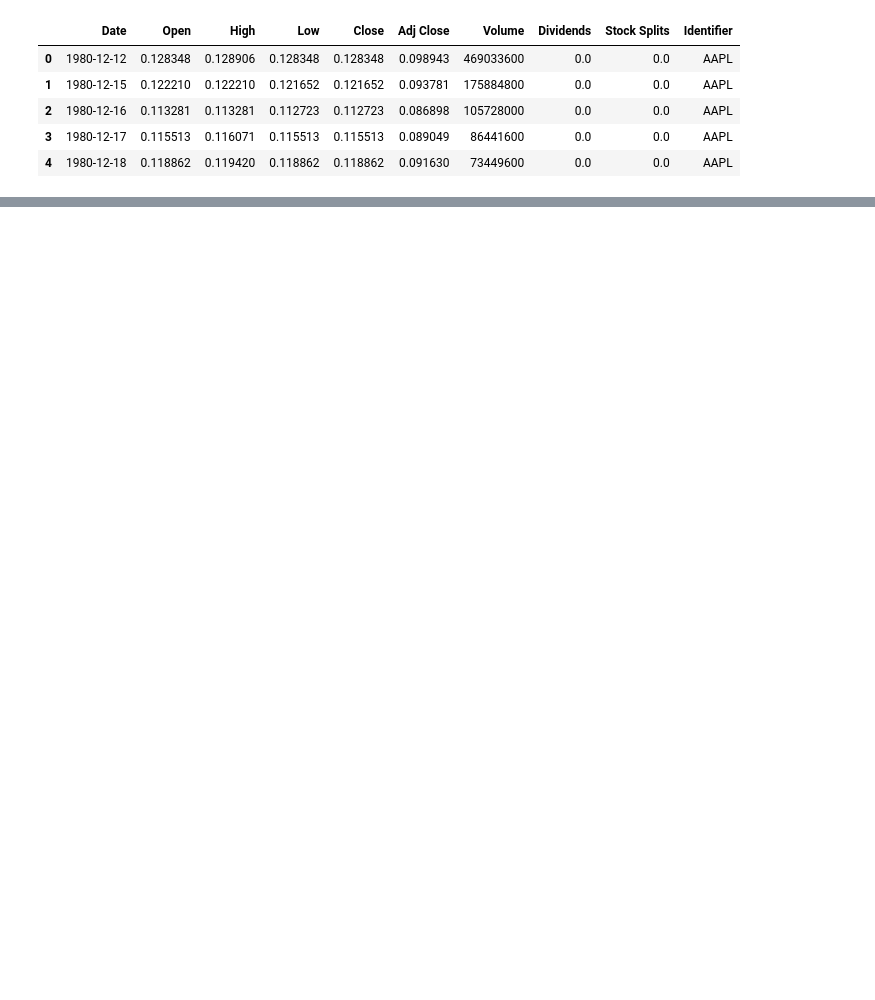
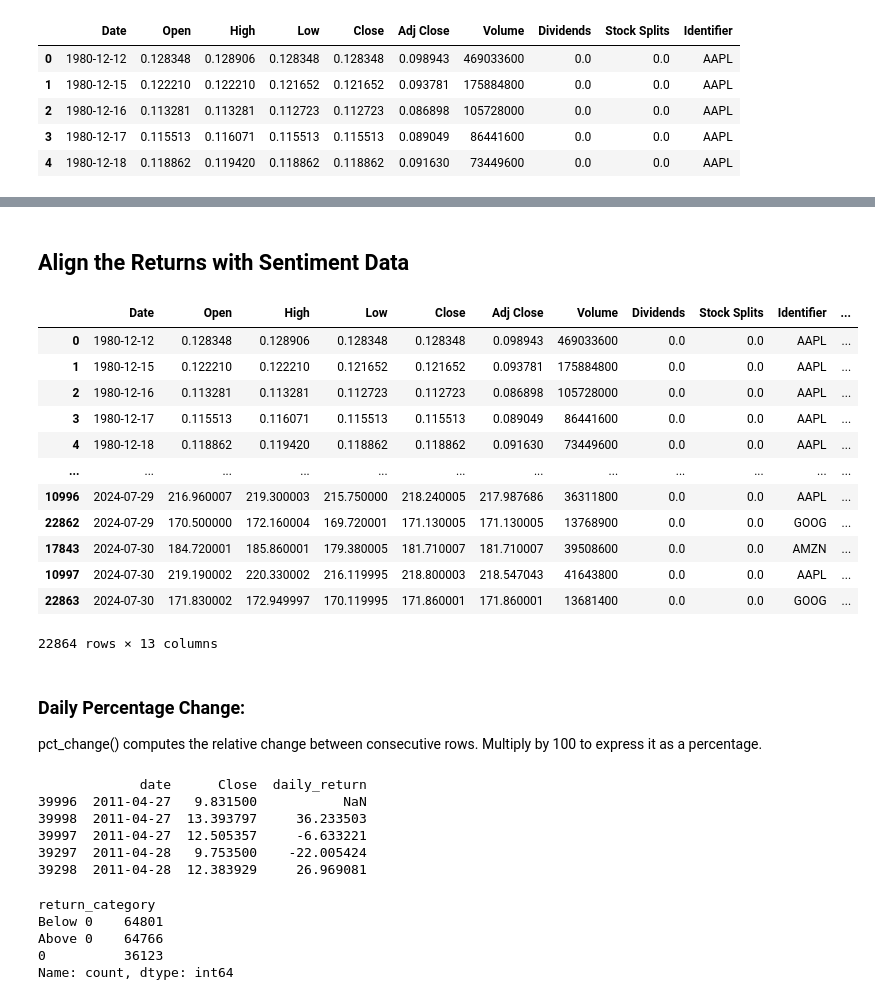
Before and after one commit to mubarek4566/Financial-News-and-Stock-Price-Analysis, a Jupyter notebook: notebooks/StockPrice_main.ipynb, the cells around one changed output, grey strips where cells are left out. Saved outputs shown, nothing was run; the diff lists cells and outputs as text; code cells hidden in the pictures; blank space fills up the shorter version.

```diff
--- a/notebooks/StockPrice_main.ipynb
+++ b/notebooks/StockPrice_main.ipynb
@@ -285,0 +313,8 @@ news_df[['date', 'aligned_date', 'headline']].head()
+# %%
+# Convert date columns to datetime format
+df['date'] = pd.to_datetime(df['date'], errors='coerce') # news_data
+df_all['date'] = pd.to_datetime(df_all['Date'], errors='coerce') # stock_data
+# %%
+# Normalize timestamps to only keep the date (no time)
+df['date'] = df['date'].dt.date   # news_data
+df_all['date'] = df_all['date'].dt.date  # stock_data
@@ -285,0 +332,24 @@ news_df[['date', 'aligned_date', 'headline']].head()
+# %% [markdown]
+## Align the Returns with Sentiment Data
+# %%
+correl = CorrelationAnalysis(df_all)
+# %%
+correl.compute_daily_returns()
+# %% [output]
+|  | Date | Open | High | Low | Close | Adj Close | Volume | Dividends | Stock Splits | Identifier | ... |
+| 0 | 1980-12-12 | 0.128348 | 0.128906 | 0.128348 | 0.128348 | 0.098943 | 469033600 | 0.0 | 0.0 | AAPL | ... |
+| 1 | 1980-12-15 | 0.122210 | 0.122210 | 0.121652 | 0.121652 | 0.093781 | 175884800 | 0.0 | 0.0 | AAPL | ... |
+| 2 | 1980-12-16 | 0.113281 | 0.113281 | 0.112723 | 0.112723 | 0.086898 | 105728000 | 0.0 | 0.0 | AAPL | ... |
+| 3 | 1980-12-17 | 0.115513 | 0.116071 | 0.115513 | 0.115513 | 0.089049 | 86441600 | 0.0 | 0.0 | AAPL | ... |
+| 4 | 1980-12-18 | 0.118862 | 0.119420 | 0.118862 | 0.118862 | 0.091630 | 73449600 | 0.0 | 0.0 | AAPL | ... |
+| ... | ... | ... | ... | ... | ... | ... | ... | ... | ... | ... | ... |
+| 10996 | 2024-07-29 | 216.960007 | 219.300003 | 215.750000 | 218.240005 | 217.987686 | 36311800 | 0.0 | 0.0 | AAPL | ... |
+| 22862 | 2024-07-29 | 170.500000 | 172.160004 | 169.720001 | 171.130005 | 171.130005 | 13768900 | 0.0 | 0.0 | GOOG | ... |
+| 17843 | 2024-07-30 | 184.720001 | 185.860001 | 179.380005 | 181.710007 | 181.710007 | 39508600 | 0.0 | 0.0 | AMZN | ... |
+| 10997 | 2024-07-30 | 219.190002 | 220.330002 | 216.119995 | 218.800003 | 218.547043 | 41643800 | 0.0 | 0.0 | AAPL | ... |
+| 22863 | 2024-07-30 | 171.830002 | 172.949997 | 170.119995 | 171.860001 | 171.860001 | 13681400 | 0.0 | 0.0 | GOOG | ... |
+22864 rows × 13 columns
+# %% [markdown]
+### Daily Percentage Change:
+pct_change() computes the relative change between consecutive rows.
+Multiply by 100 to express it as a percentage.
@@ -285,0 +359,13 @@ news_df[['date', 'aligned_date', 'headline']].head()
+# %%
+# Calculate daily returns as a percentage
+aligned_data['daily_return'] = aligned_data['Close'].pct_change() * 100
+
+# Display the first few rows of the updated dataset
+print(aligned_data[['date', 'Close', 'daily_return']].head())
+# %% [output]
+             date      Close  daily_return
+39996  2011-04-27   9.831500           NaN
+39998  2011-04-27  13.393797     36.233503
+39997  2011-04-27  12.505357     -6.633221
+39297  2011-04-28   9.753500    -22.005424
+39298  2011-04-28  12.383929     26.969081
@@ -285,0 +381,12 @@ news_df[['date', 'aligned_date', 'headline']].head()
+# %%
+aligned_data['return_category'] = aligned_data['daily_return'].apply(categorize_return)
+
+# Count the values for each category
+return_counts = aligned_data['return_category'].value_counts()
+print(return_counts)
+# %% [output]
+return_category
+Below 0    64801
+Above 0    64766
+0          36123
+Name: count, dtype: int64
```
Also changed, not shown: parts of 18 cells of this notebook, 1 other file.
